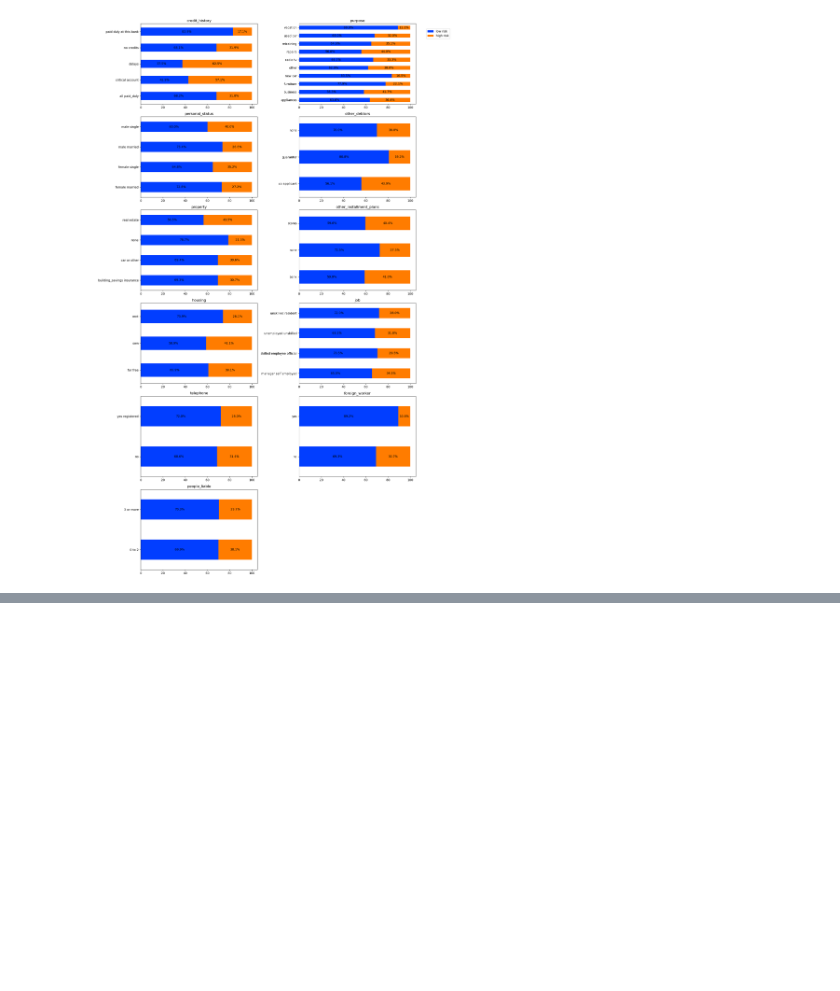
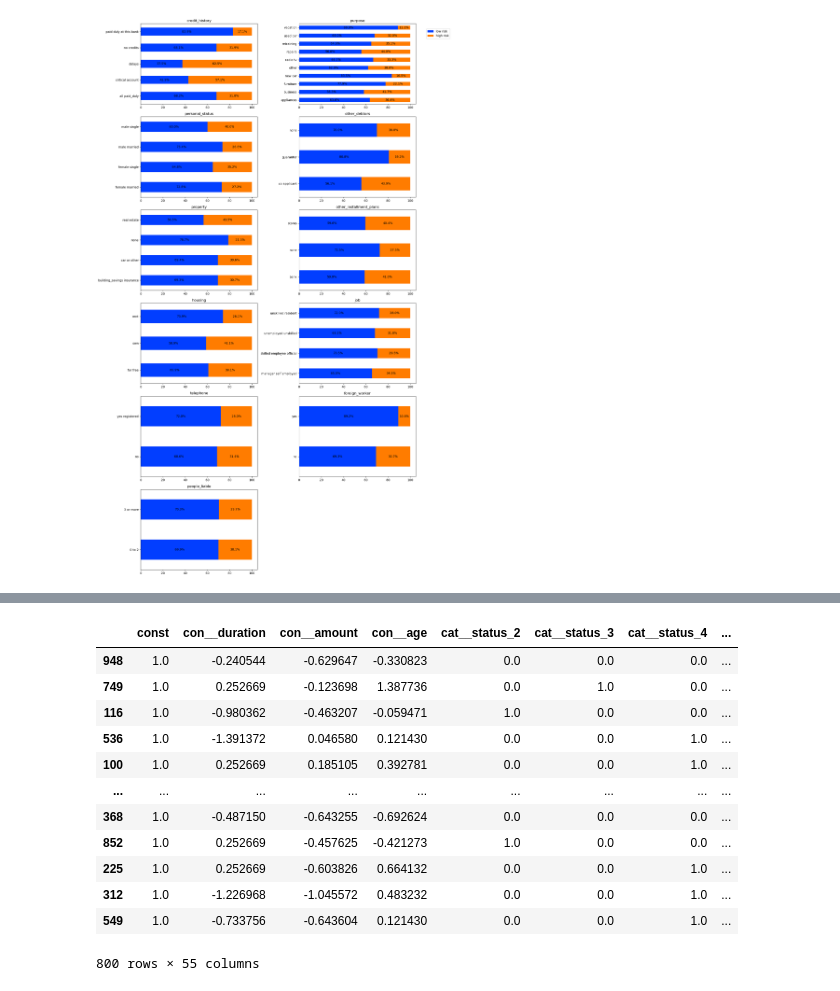
Before and after one commit to Grzesiesz/Credit-Risk-Prediction, a Jupyter notebook: south_german_credit/notebooks/EDA.ipynb, the cells around one changed output, grey strips where cells are left out. Cells and saved outputs as stored; diff of their text form; code cells hidden in the pictures; blank space fills up the shorter version.

```diff
--- a/south_german_credit/notebooks/EDA.ipynb
+++ b/south_german_credit/notebooks/EDA.ipynb
@@ -481,0 +521,10 @@ plt.tight_layout()
+# %%
+X_train_processed = transformer.fit_transform(X_train)
+# %%
+feature_names = transformer.get_feature_names_out()
+# %%
+X_vif = pd.DataFrame(
+    X_train_processed,
+    columns=feature_names,
+    index=X_train.index
+)
@@ -481,0 +547,23 @@ plt.tight_layout()
+# %%
+from statsmodels.stats.outliers_influence import variance_inflation_factor
+from statsmodels.tools.tools import add_constant
+X_vif_with_constant = add_constant(
+    X_vif,
+    has_constant="add"
+)
+# %%
+X_vif_with_constant
+# %% [output]
+|  | const | con__duration | con__amount | con__age | cat__status_2 | cat__status_3 | cat__status_4 | ... |
+| 948 | 1.0 | -0.240544 | -0.629647 | -0.330823 | 0.0 | 0.0 | 0.0 | ... |
+| 749 | 1.0 | 0.252669 | -0.123698 | 1.387736 | 0.0 | 1.0 | 0.0 | ... |
+| 116 | 1.0 | -0.980362 | -0.463207 | -0.059471 | 1.0 | 0.0 | 0.0 | ... |
+| 536 | 1.0 | -1.391372 | 0.046580 | 0.121430 | 0.0 | 0.0 | 1.0 | ... |
+| 100 | 1.0 | 0.252669 | 0.185105 | 0.392781 | 0.0 | 0.0 | 1.0 | ... |
+| ... | ... | ... | ... | ... | ... | ... | ... | ... |
+| 368 | 1.0 | -0.487150 | -0.643255 | -0.692624 | 0.0 | 0.0 | 0.0 | ... |
+| 852 | 1.0 | 0.252669 | -0.457625 | -0.421273 | 1.0 | 0.0 | 0.0 | ... |
+| 225 | 1.0 | 0.252669 | -0.603826 | 0.664132 | 0.0 | 0.0 | 1.0 | ... |
+| 312 | 1.0 | -1.226968 | -1.045572 | 0.483232 | 0.0 | 0.0 | 1.0 | ... |
+| 549 | 1.0 | -0.733756 | -0.643604 | 0.121430 | 0.0 | 0.0 | 1.0 | ... |
+800 rows × 55 columns
```
Also changed, not shown: parts of 15 cells of this notebook.
